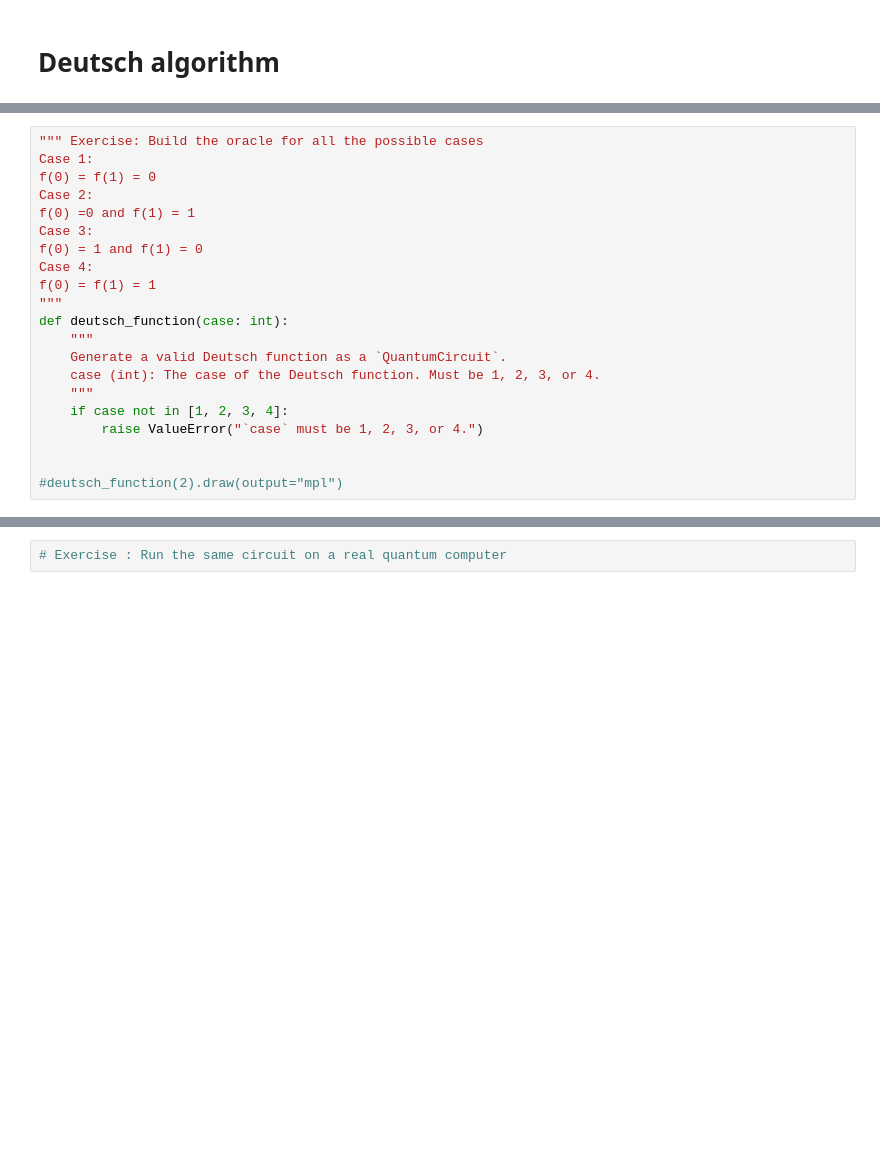
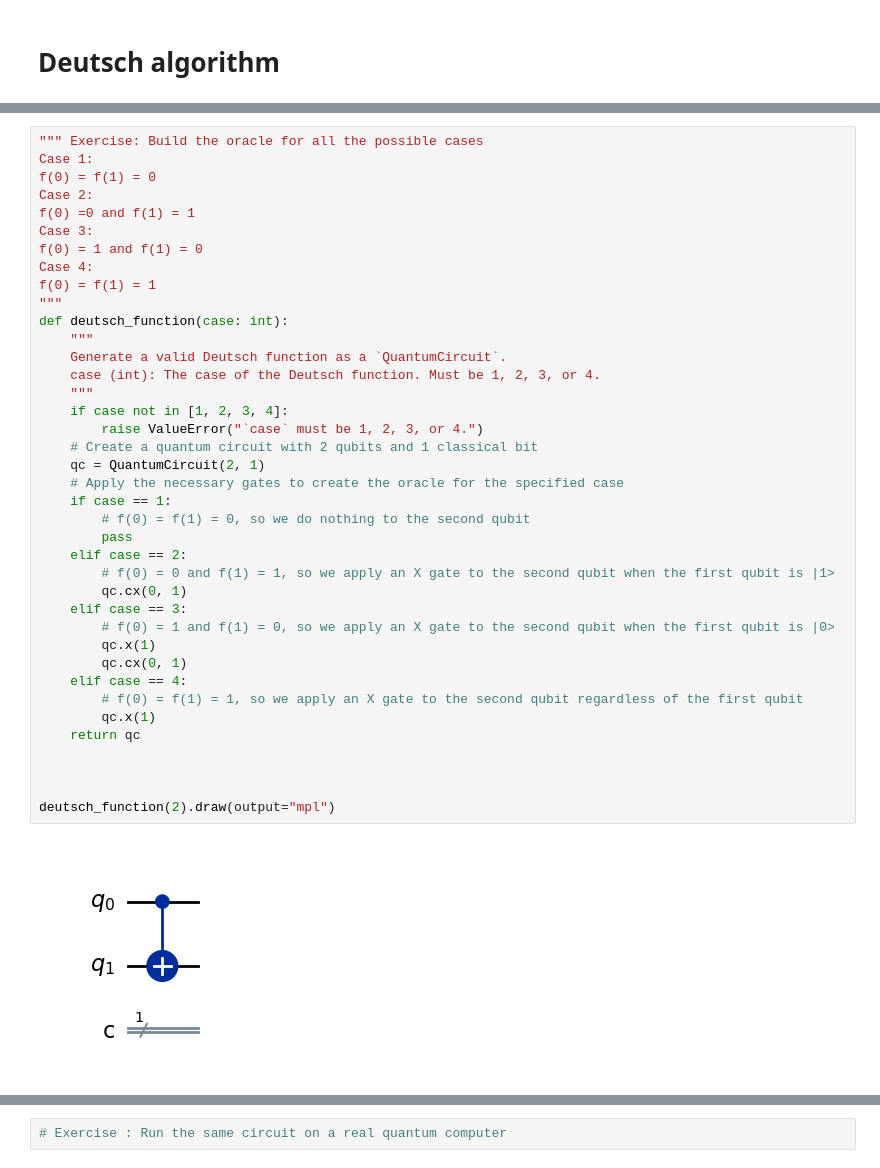
Before and after one commit to valdo92/QC_PSL_week, a Jupyter notebook: Lecture 3/03_3_Deutsch_algorithm&Circuit_Ids.ipynb, the cells around one changed output, grey strips where cells are left out. Drawn from its saved outputs; the diff is of its cells as text; blank space fills up the shorter version.

```diff
--- a/Lecture 3/03_3_Deutsch_algorithm&Circuit_Ids.ipynb
+++ b/Lecture 3/03_3_Deutsch_algorithm&Circuit_Ids.ipynb
@@ -41,24 +41,44 @@ Deutsch's algorithm can solve this problem with only one query to the black box
 # %%
 """ Exercise: Build the oracle for all the possible cases
 Case 1:
 f(0) = f(1) = 0
 Case 2:
 f(0) =0 and f(1) = 1
 Case 3:
 f(0) = 1 and f(1) = 0
 Case 4:
 f(0) = f(1) = 1
 """
 def deutsch_function(case: int):
     """
     Generate a valid Deutsch function as a `QuantumCircuit`.
     case (int): The case of the Deutsch function. Must be 1, 2, 3, or 4.
     """
     if case not in [1, 2, 3, 4]:
         raise ValueError("`case` must be 1, 2, 3, or 4.")
+    # Create a quantum circuit with 2 qubits and 1 classical bit
+    qc = QuantumCircuit(2, 1)
+    # Apply the necessary gates to create the oracle for the specified case
+    if case == 1:
+        # f(0) = f(1) = 0, so we do nothing to the second qubit
+        pass
+    elif case == 2:
+        # f(0) = 0 and f(1) = 1, so we apply an X gate to the second qubit when the first qubit is |1>
+        qc.cx(0, 1)
+    elif case == 3:
+        # f(0) = 1 and f(1) = 0, so we apply an X gate to the second qubit when the first qubit is |0>
+        qc.x(1)
+        qc.cx(0, 1)
+    elif case == 4:
+        # f(0) = f(1) = 1, so we apply an X gate to the second qubit regardless of the first qubit
+        qc.x(1)
+    return qc
 
 
-#deutsch_function(2).draw(output="mpl")
+
+deutsch_function(2).draw(output="mpl")
+# %% [output]
+[figure, added]
 # %%
 # we need to include the oracle now in the circuit
 def compile_circuit(function: QuantumCircuit):
```
Also changed, not shown: parts of 2 cells of this notebook.
